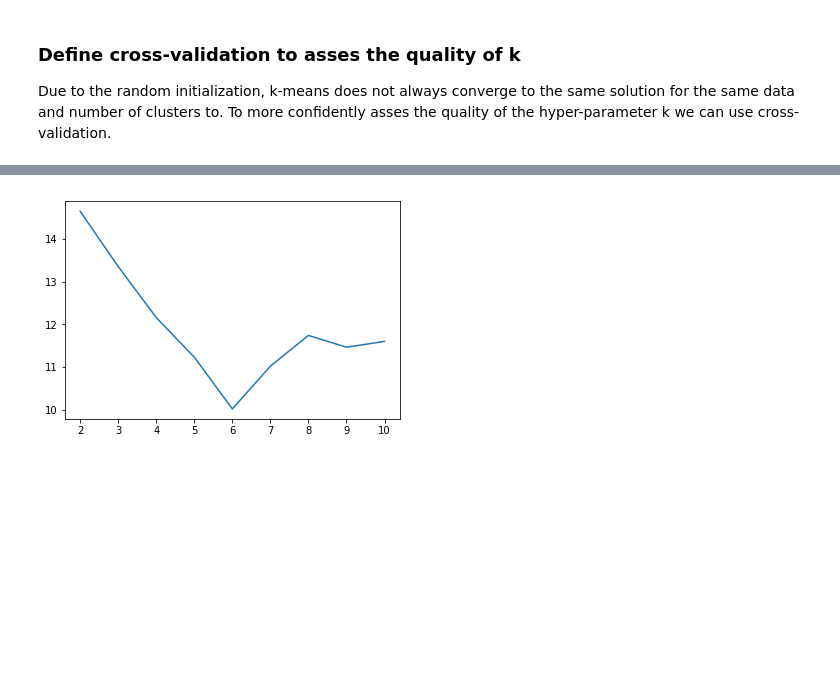
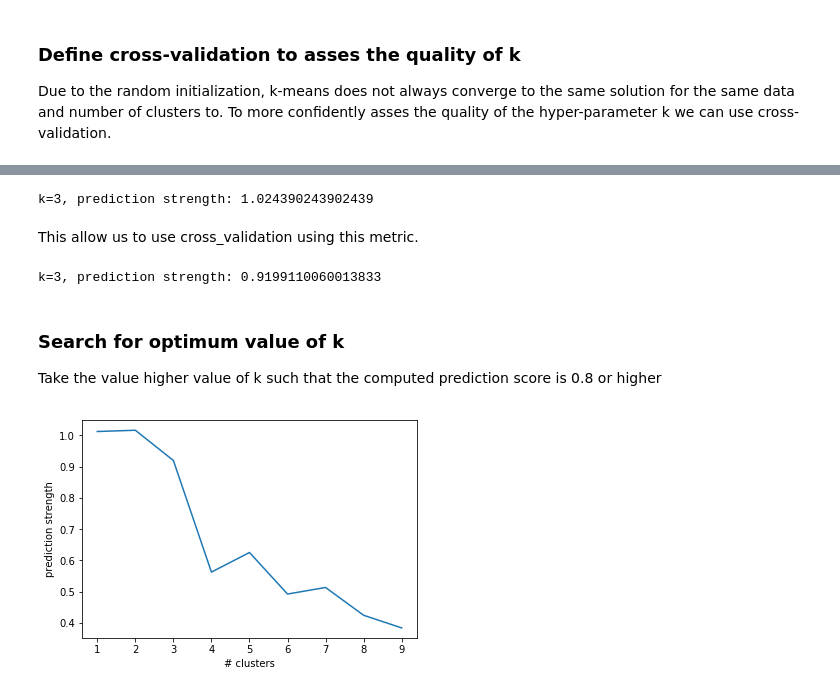
Before and after one commit to SergioAlvarezB/ml-numpy, a Jupyter notebook: notebooks/vanilla-kmeans.ipynb, the cells around one changed output, grey strips where cells are left out. Cells and saved outputs as stored; diff of their text form; code cells hidden in the pictures; blank space fills up the shorter version.

```diff
--- a/notebooks/vanilla-kmeans.ipynb
+++ b/notebooks/vanilla-kmeans.ipynb
@@ -23,5 +24,5 @@ np.random.seed(1)
 # %%
-(x_train, y_train), (_, _) = blobs_classification_dataset(features=2, classes=5, samples=500)
+(x_train, y_train), (_, _) = blobs_classification_dataset(features=2, classes=4, samples=500)
 
 # Visualize
 plt.scatter(x_train[:, 0], x_train[:, 1], c=y_train, cmap='jet')
@@ -80,14 +81,57 @@ Validated score for k=3, score=13.336161373395026
+# %%
+# Prediction strength for k = 3
+ps = prediction_strength(model3, x_train)
+
+print('k=3, prediction strength: {}'.format(ps))
+# %% [output]
+k=3, prediction strength: 1.024390243902439
+# %% [markdown]
+This allow us to use cross_validation using this metric.
+# %%
+def cross_validatePS(model, X, f=5):
+    X_fold = X
+    pivot = int(X_fold.shape[0]/f)
+    cum_score = 0
+    for _ in range(f):
+        # Always take firt fold as test
+        x_test = X_fold[:pivot, :]
+        x_train = X_fold[pivot:, :]
+
+        # Asses the model
+        score = prediction_strength(model, x_train, x_test)
+        cum_score += score
+
+        X_fold = np.concatenate((x_train, x_test))
+
+    return cum_score/f
+# %%
+# Prediction strength for k = 3
+ps = cross_validatePS(model3, x_train)
+
+print('k=3, prediction strength: {}'.format(ps))
+# %% [output]
+k=3, prediction strength: 0.9199110060013833
+# %% [markdown]
+### Search for optimum value of k
+
+Take the value higher value of k such that the computed prediction score is 0.8 or higher
 # %%
-K = [2, 3, 4, 5, 6, 7, 8, 9, 10]
-
+K = np.arange(1, 10)
 scores = []
+best_score = float('inf')
 for k in K:
     model = KMeans(k=k)
-    scores.append(cross_validate(model, x_train))
+    scores.append(cross_validatePS(model, x_train))
+    if scores[-1]>=0.8:
+        best_score = scores[-1]
+        best_model = model
+        best_k = k
 
 
 # Display results
 plt.plot(K, scores)
+plt.xlabel('# clusters')
+plt.ylabel('prediction strength')
 plt.show()
 # %% [output]
-[figure, old version]
+[figure, new version]
```
Also changed, not shown: parts of 9 cells of this notebook, 3 other files.
